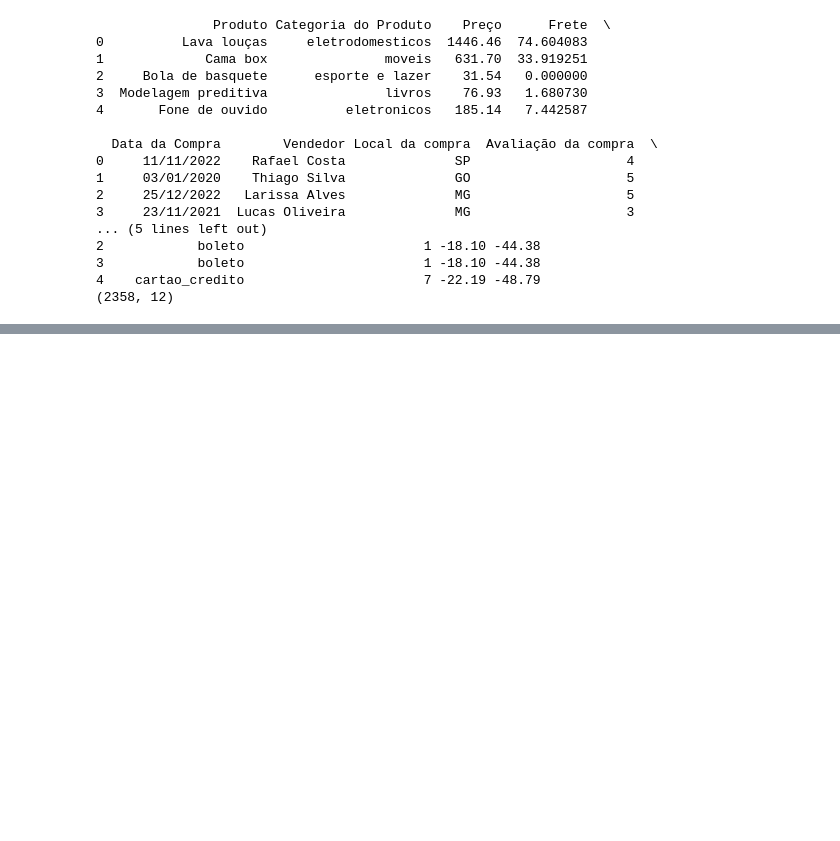
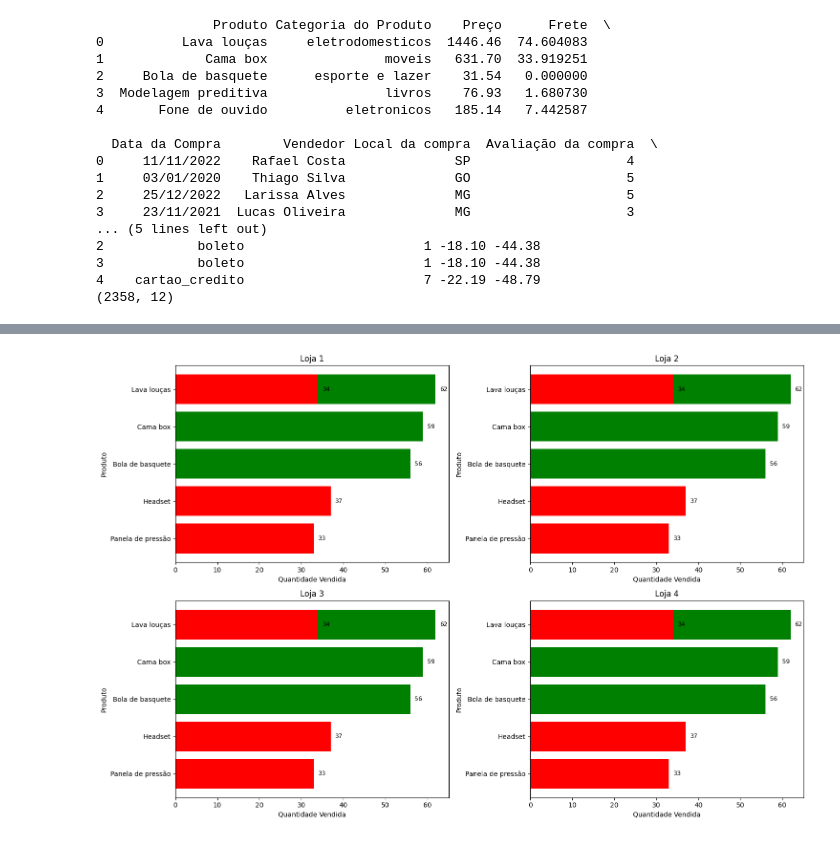
Before and after one commit to brunorm86/challenge1-data-science, a Jupyter notebook: AluraStoreBr.ipynb, the cells around one changed output, grey strips where cells are left out. Drawn from its saved outputs; the diff is of its cells as text; code cells hidden in the pictures; blank space fills up the shorter version.

```diff
--- a/AluraStoreBr.ipynb
+++ b/AluraStoreBr.ipynb
@@ -135,0 +237,41 @@ lista_faturamentos_brutos
+# %%
+# Definir quantas lojas você tem
+num_lojas = len(lojas)
+
+# Definir o layout do grid (ex: 2 colunas)
+cols = 2
+rows = (num_lojas + 1) // cols  # Calcula o número de linhas necessárias
+
+# Criar a figura grande
+fig, axes = plt.subplots(rows, cols, figsize=(15, 5 * rows))
+axes = axes.flatten()  # Facilitar o acesso aos eixos
+
+for i, (loja, ax) in enumerate(zip(lojas, axes)):
+
+    produtos_vendas = list(zip(produtos, vendas))
+    produtos_vendas.sort(key=lambda x: x[1], reverse=True)
+
+    top_3 = produtos_vendas[:3]
+    bottom_3 = produtos_vendas[-3:]
+
+    produtos_combinados, vendas_combinadas = zip(*(top_3 + bottom_3))
+
+    cores = ['green'] * 3 + ['red'] * 3
+
+    bars = ax.barh(produtos_combinados, vendas_combinadas, color=cores)
+    ax.invert_yaxis()
+    ax.set_title(f'Loja {i+1}')
+    ax.set_xlabel('Quantidade Vendida')
+    ax.set_ylabel('Produto')
+
+    # Anotações nas barras
+    for bar in bars:
+        width = bar.get_width()
+        ax.text(width + 1, bar.get_y() + bar.get_height()/2,
+                f'{int(width)}', va='center', fontsize=9)
+
+# Ajustar espaçamento
+plt.tight_layout()
+plt.show()
+# %% [output]
+[figure, added]
```
Also changed, not shown: parts of 23 cells of this notebook, 1 other file.
